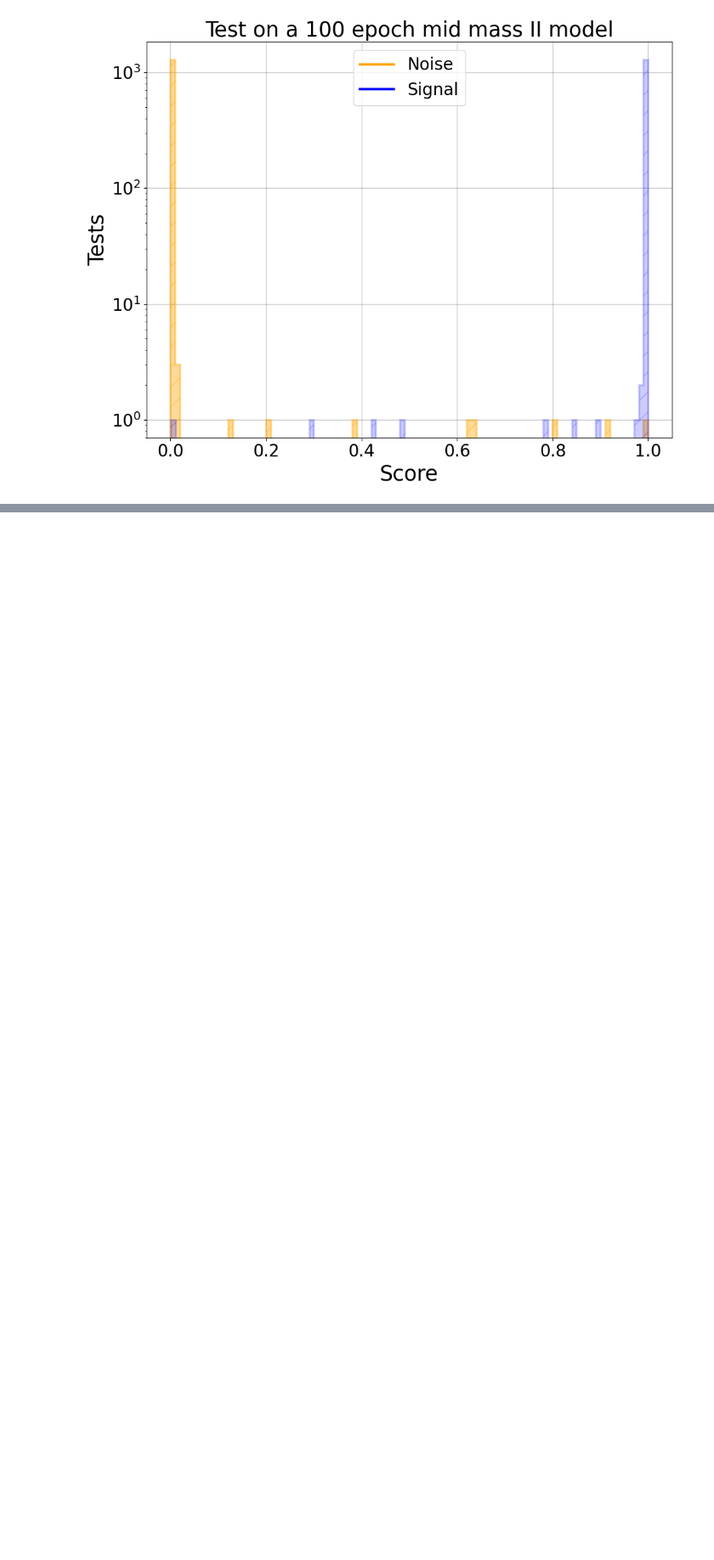
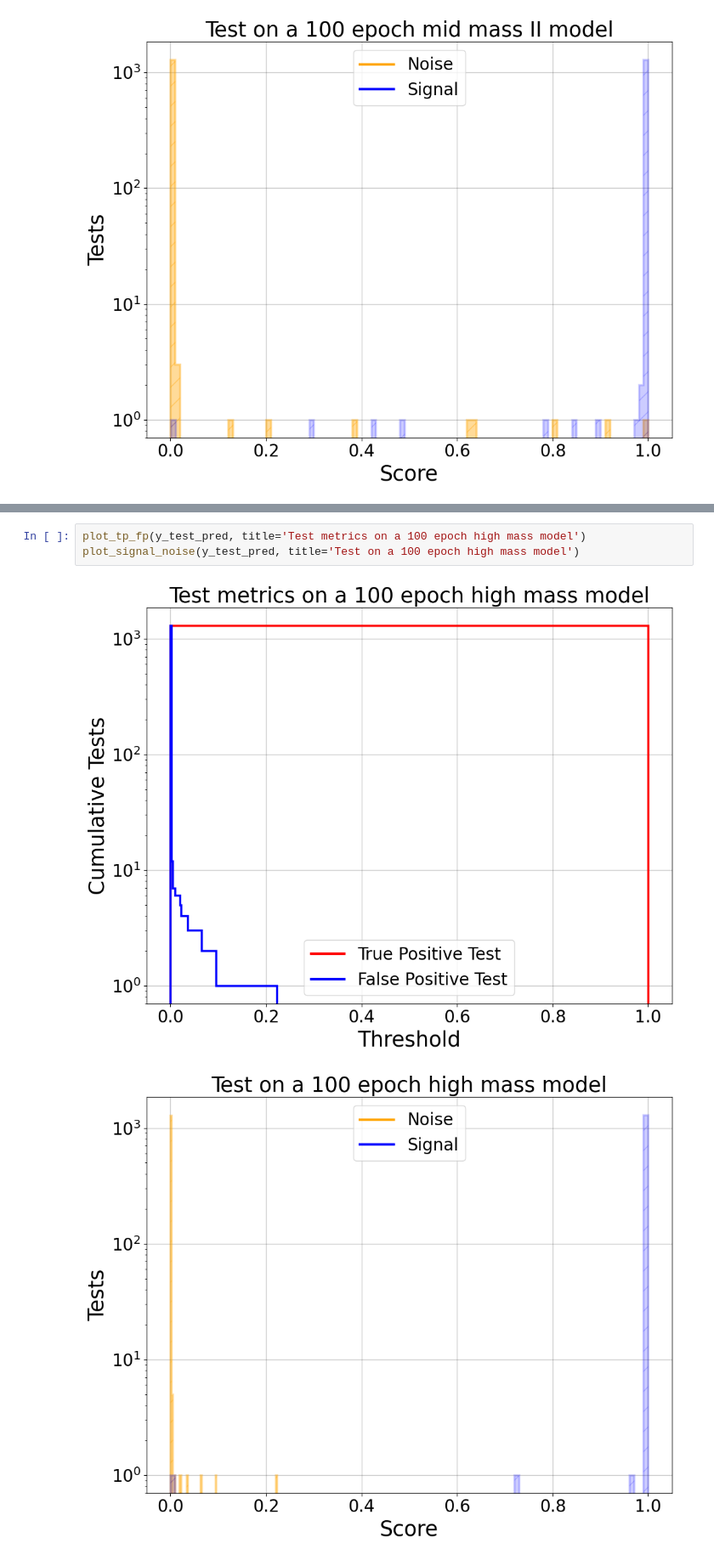
Before and after one commit to gaiavolpi/Thesis, a Jupyter notebook: 3_classification.ipynb, the cells around one changed output, grey strips where cells are left out. Shown: that part at 85% size. Drawn from its saved outputs; the diff is of its cells as text; blank space fills up the shorter version.

```diff
--- a/3_classification.ipynb
+++ b/3_classification.ipynb
@@ -520,0 +624,6 @@ plot_signal_noise(y_test_pred, title='Test on a 100 epoch mid mass II model')
+# %%
+plot_tp_fp(y_test_pred, title='Test metrics on a 100 epoch high mass model')
+plot_signal_noise(y_test_pred, title='Test on a 100 epoch high mass model')
+# %% [output]
+[figure, added]
+[figure, added]
```
Also changed, not shown: parts of 17 cells of this notebook, 23 other files.
